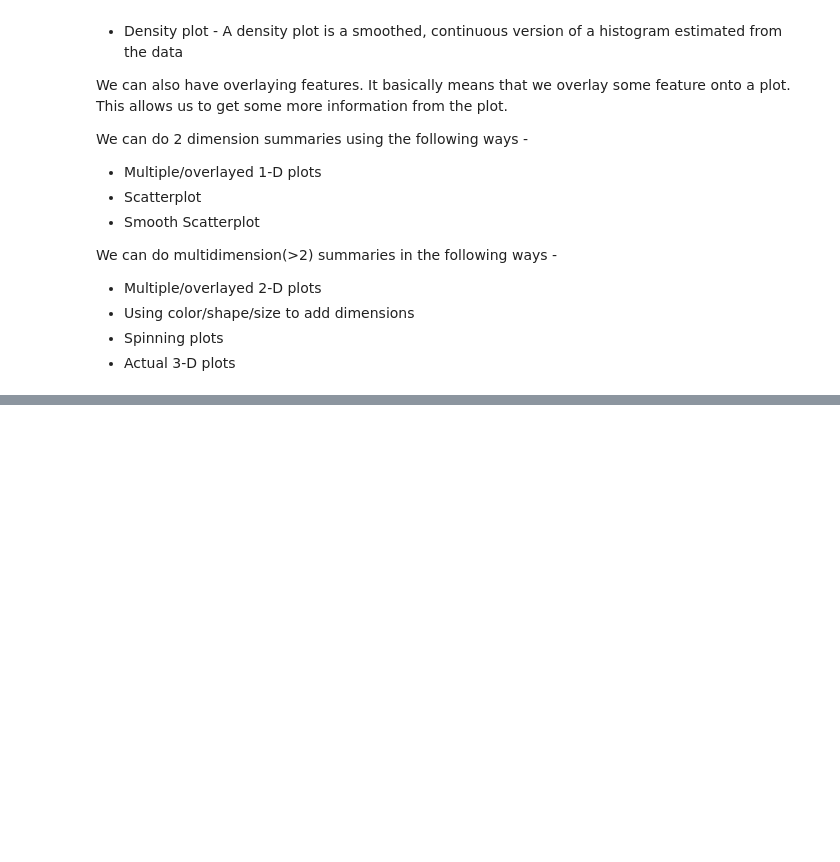
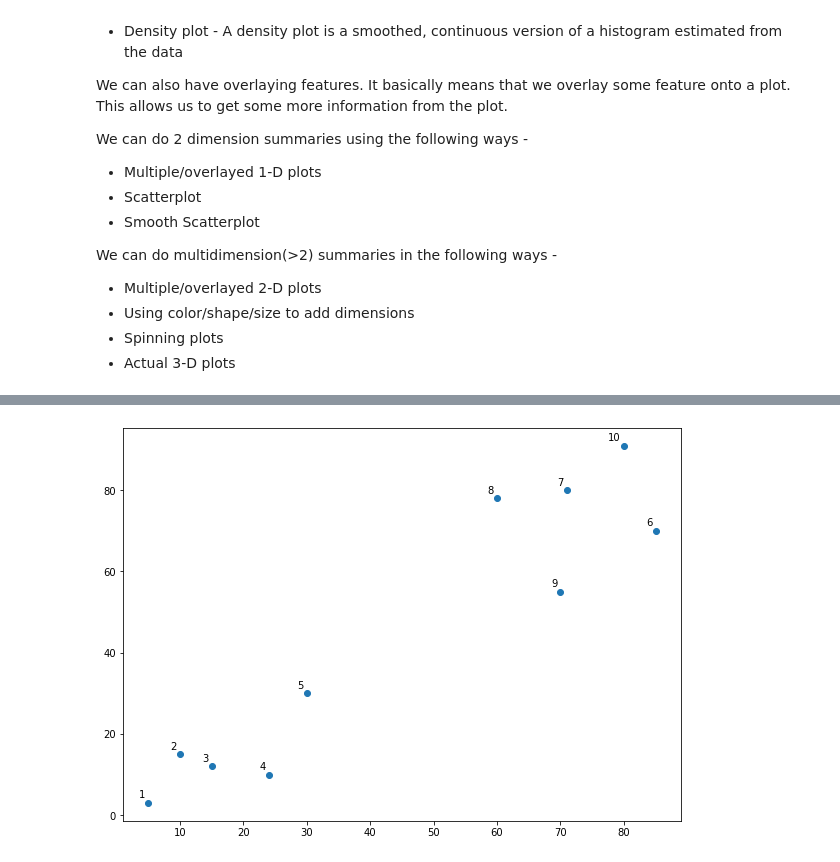
Before and after one commit to aviralwal/learning, a Jupyter notebook: Data Science/Data Science.ipynb, the cells around one changed output, grey strips where cells are left out. Saved outputs shown, nothing was run; the diff lists cells and outputs as text; code cells hidden in the pictures; blank space fills up the shorter version.

```diff
--- a/Data Science/Data Science.ipynb
+++ b/Data Science/Data Science.ipynb
@@ -290,0 +358,13 @@ We can do multidimension(>2) summaries in the following ways -
+# %%
+X = np.array([[5,3],
+    [10,15],
+    [15,12],
+    [24,10],
+    [30,30],
+    [85,70],
+    [71,80],
+    [60,78],
+    [70,55],
+    [80,91],])
+
+X
@@ -290,0 +382,14 @@ We can do multidimension(>2) summaries in the following ways -
+# %%
+labels = range(1, 11)
+plt.figure(figsize=(10, 7))
+plt.subplots_adjust(bottom=0.1)
+plt.scatter(X[:,0],X[:,1], label='True Position')
+
+for label, x, y in zip(labels, X[:, 0], X[:, 1]):
+    plt.annotate(
+        label,
+        xy=(x, y), xytext=(-3, 3),
+        textcoords='offset points', ha='right', va='bottom')
+plt.show()
+# %% [output]
+[figure, added]
```
Also changed, not shown: parts of 20 cells of this notebook, 4 other files.
